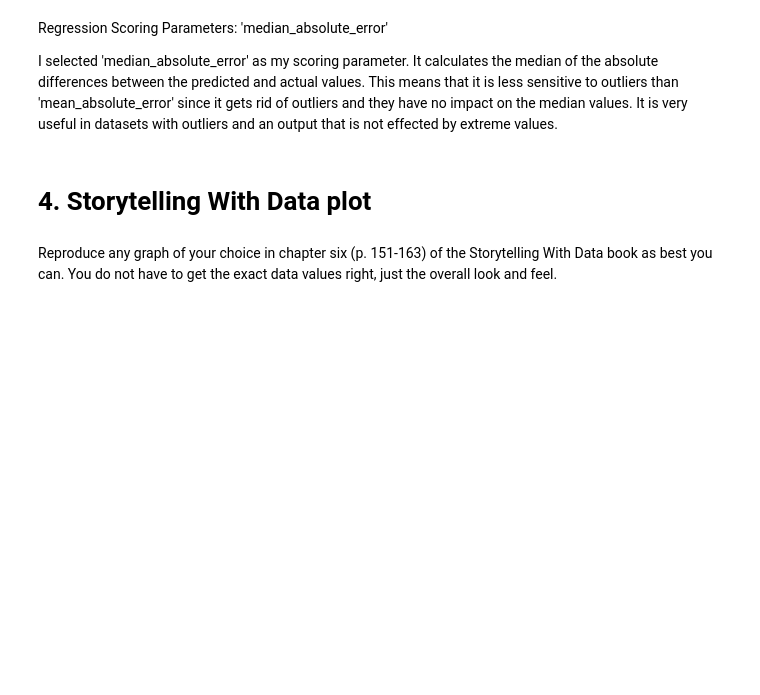
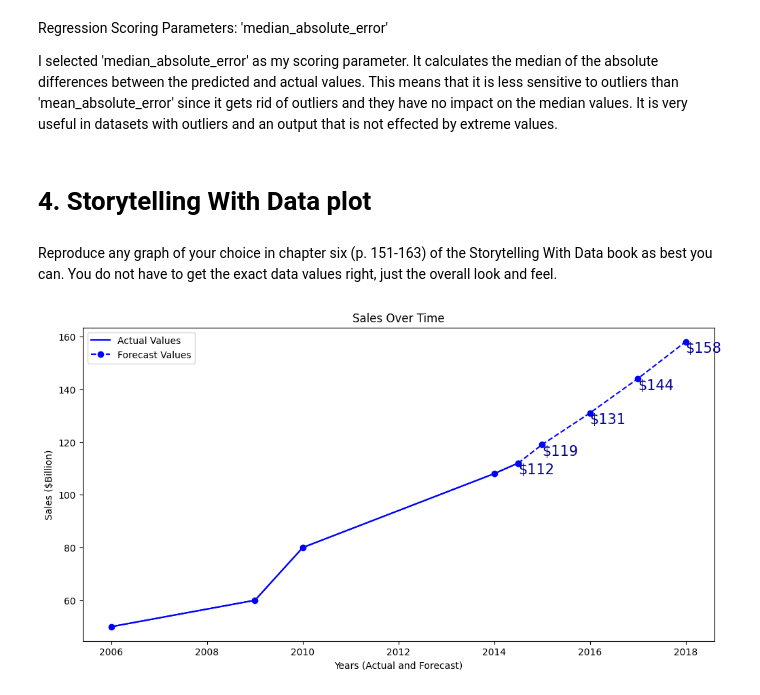
Before and after one commit to els246/2025-spring-B2, a Jupyter notebook: OMDS-ModB2-Week10-Stiller-Emma.ipynb, the cells around one changed output. Saved outputs shown, nothing was run; the diff lists cells and outputs as text; code cells hidden in the pictures; blank space fills up the shorter version.

```diff
--- a/OMDS-ModB2-Week10-Stiller-Emma.ipynb
+++ b/OMDS-ModB2-Week10-Stiller-Emma.ipynb
@@ -232,3 +232,35 @@ I selected 'median_absolute_error' as my scoring parameter. It calculates the me
 # 4. Storytelling With Data plot
 # %% [markdown]
 Reproduce any graph of your choice in chapter six (p. 151-163) of the Storytelling With Data book as best you can. You do not have to get the exact data values right, just the overall look and feel.
+# %%
+# graph on page 154 of Storytelling with Data Textbook
+data = {
+    'x_values_actual' : [2006, 2009, 2010, 2014, 2014.5],
+    'x_values_forecast' : [2014.5, 2015, 2016, 2017, 2018],
+    'y_values_actual' : [50, 60, 80, 108, 112],
+    'y_values_forecast': [112, 119, 131, 144, 158]
+}
+
+df = pd.DataFrame(data)
+# %%
+plt.figure(figsize=(12,6))
+plt.plot(df['x_values_actual'], df['y_values_actual'], label='Actual Values', color='blue')
+plt.plot(df['x_values_forecast'], df['y_values_forecast'], label='Forecast Values', marker='o', color='blue', linestyle='--')
+plt.plot(df['x_values_actual'], df['y_values_actual'], marker='o', color='blue')
+#plt.plot(df['x_values_actual'], df['y_values_actual'], marker='o', color='blue', label=f'{df['y_values_actual']}')
+
+plt.title('Sales Over Time')
+plt.xlabel('Years (Actual and Forecast)')
+plt.ylabel('Sales ($Billion)')
+plt.legend()
+# plt.scatter([2014, 108], [2015, 119], [2016, 131], [2017, 144], [2018, 158])
+
+for i in range(len(df)):
+    plt.text(
+        df['x_values_forecast'][i], df['y_values_forecast'][i],       # x and y position
+        f'${df["y_values_forecast"][i]}',
+        ha='left', va='top',
+        fontsize=15, color='darkblue'
+    )
+# %% [output]
+[figure, added]
```
